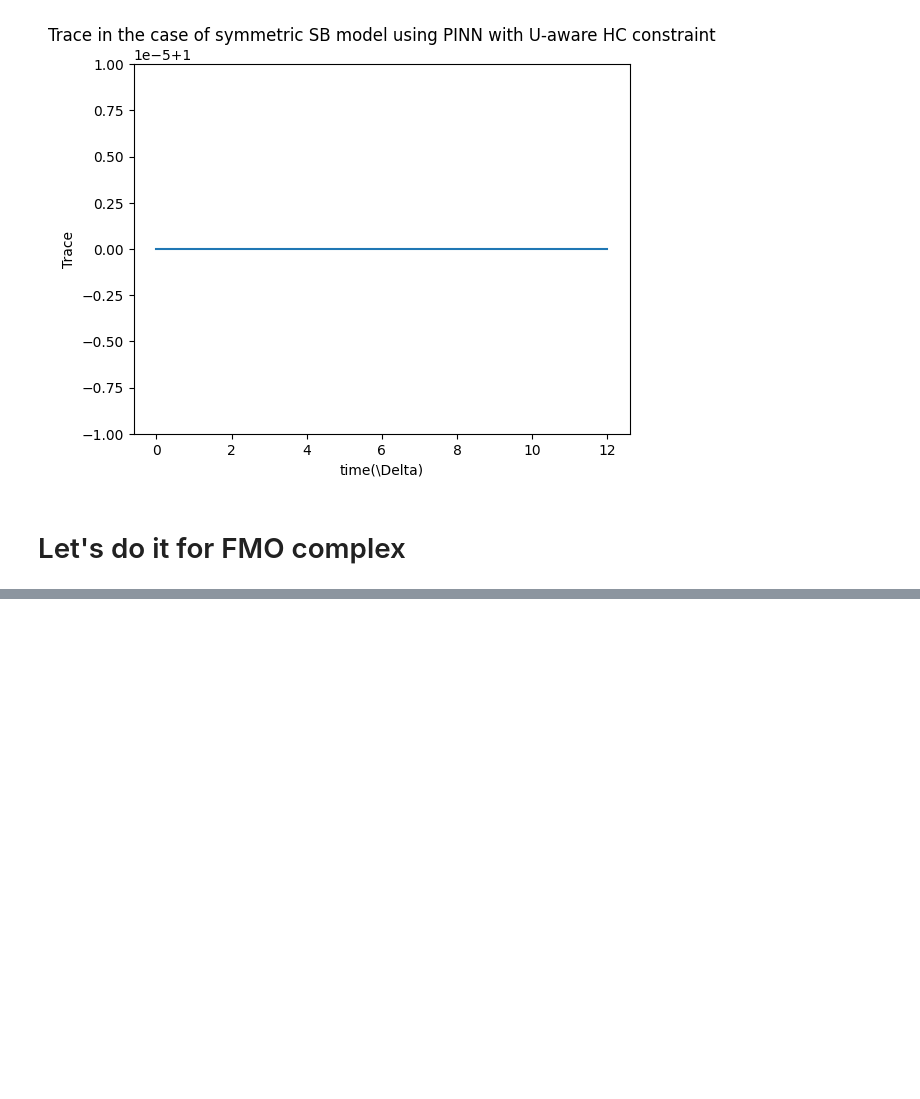
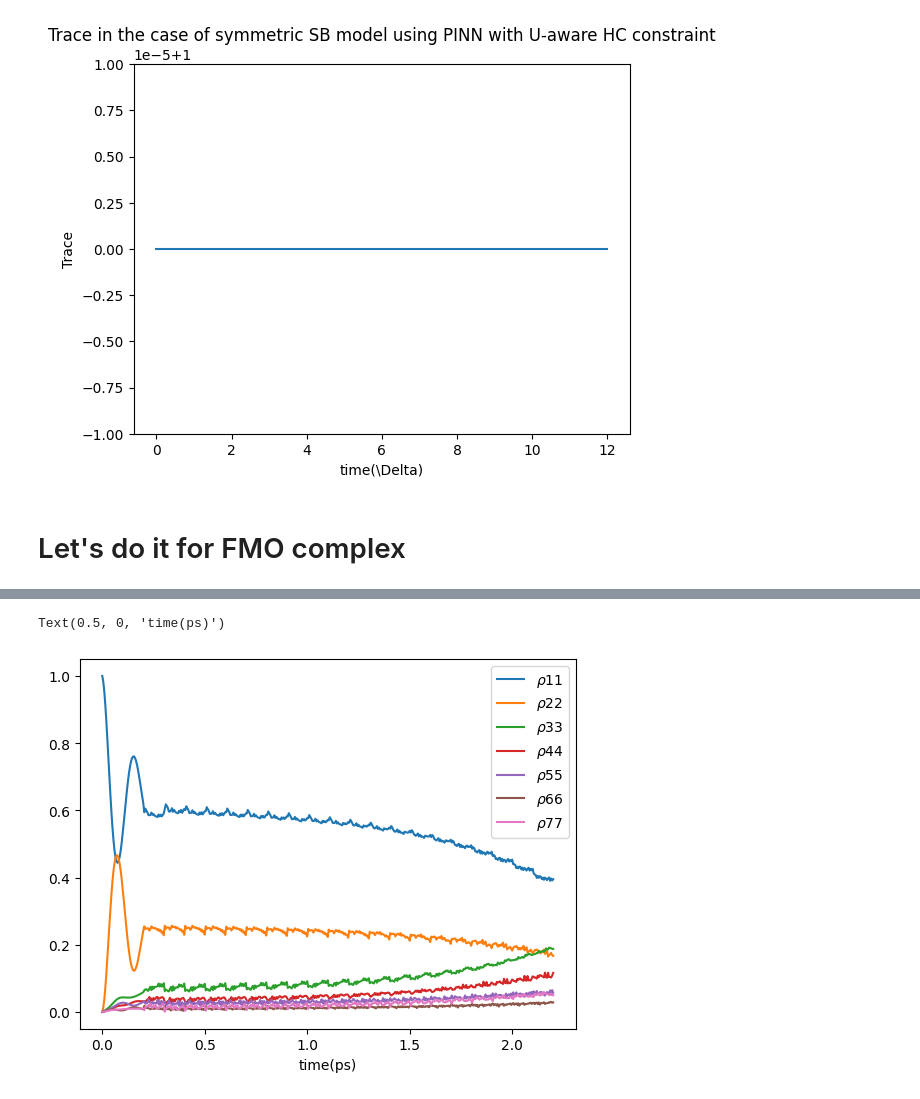
Before and after one commit to Arif-PhyChem/trace_conservation, a Jupyter notebook: hc_pinn.ipynb, the cells around one changed output, grey strips where cells are left out. Saved outputs shown, nothing was run; the diff lists cells and outputs as text; code cells hidden in the pictures; blank space fills up the shorter version.

```diff
--- a/hc_pinn.ipynb
+++ b/hc_pinn.ipynb
@@ -415,2 +474,15 @@ quant_dyn(**param)
+# %%
+# Plotting diagonal terms of rho
+x = np.load('hc_fmo_traj.npy')
+
+label=1
+for i in [1, 9, 17, 25, 33, 41, 49]:
+  plt.plot(x[:,0], x[:, i], label=r'$\rho$'+str(label)+str(label))
+  label += 1
+plt.legend()
+plt.xlabel('time(ps)')
+# %% [output]
+Text(0.5, 0, 'time(ps)')
+[figure, added]
 # %%
 # Plot trace vs time
```
Also changed, not shown: parts of 10 cells of this notebook.
